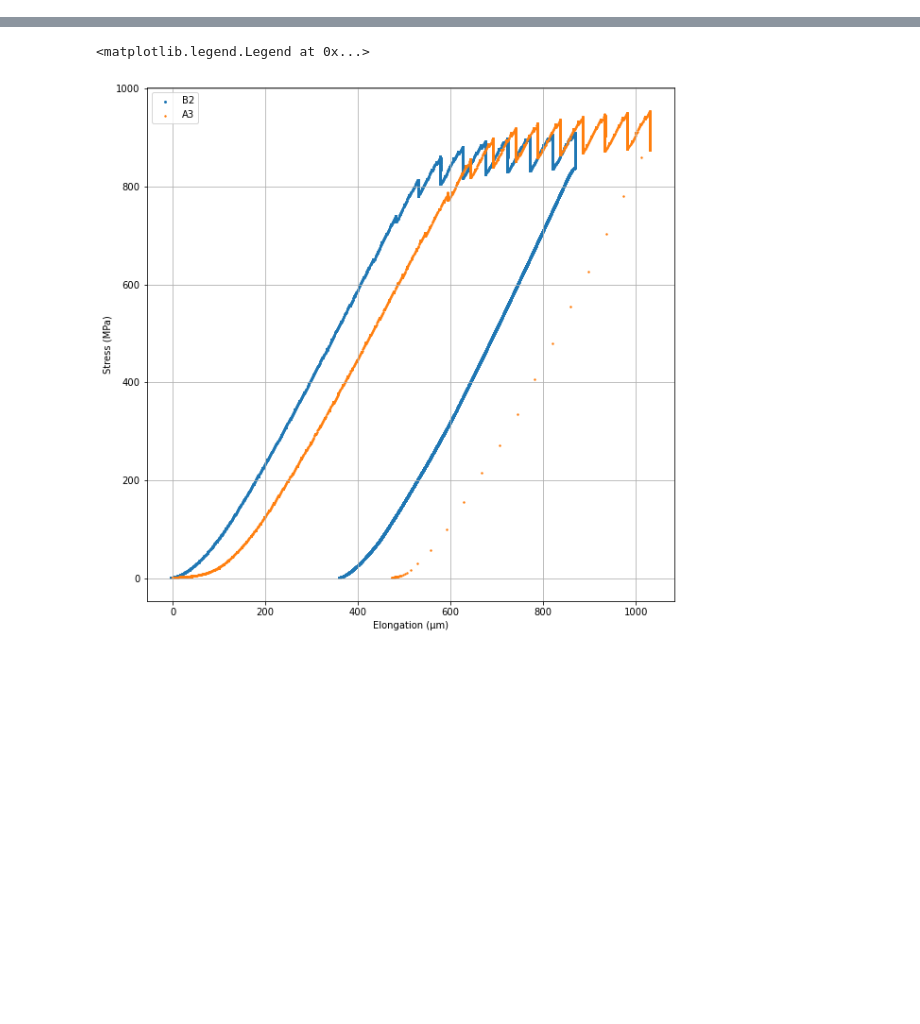
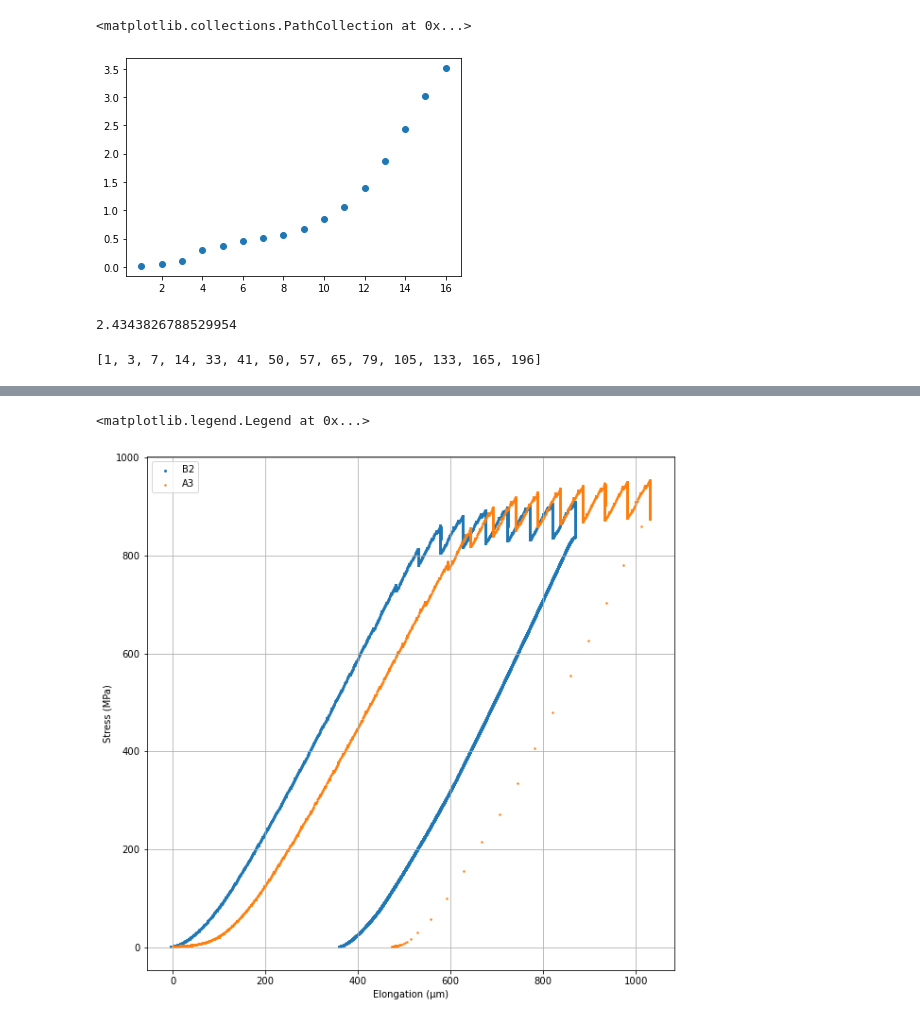
Before and after one commit to Patcurran/Strain_localisation, a Jupyter notebook: 2_Pre_CP.ipynb, the cells around one changed output, grey strips where cells are left out. Saved outputs shown, nothing was run; the diff lists cells and outputs as text; code cells hidden in the pictures; blank space fills up the shorter version.

```diff
--- a/2_Pre_CP.ipynb
+++ b/2_Pre_CP.ipynb
@@ -31,0 +57,24 @@ for n in range(1,17):
+# %%
+#A3 1,20
+#B2 1,17
+strain_list=[]
+crop = 80
+row = 20
+for n in range(1,17):
+    if n <10:
+        DicMap = hrdic.Map(DicFilePath, "B0000{}.txt".format(n))
+        Displacement = DicMap.xd.reshape(np.shape(DicMap))
+        Position = DicMap.xc.reshape(np.shape(DicMap))
+        print(n)
+        displacement = np.mean(Displacement[crop:-crop,crop:row+crop])- np.mean(Displacement[crop:-crop,-crop-row:-crop])
+        position = np.mean(Position[crop:-crop,crop:row+crop])- np.mean(Position[crop:-crop,-crop-row:-crop])
+        strain_list.append(abs(displacement)/abs(position))
+    else:
+        DicMap = hrdic.Map(DicFilePath, "B000{}.txt".format(n))
+        Displacement = DicMap.xd.reshape(np.shape(DicMap))
+        Position = DicMap.xc.reshape(np.shape(DicMap))
+        print(n)
+        displacement = np.mean(Displacement[crop:-crop,crop:row+crop])- np.mean(Displacement[crop:-crop,-crop-row:-crop])
+        position = np.mean(Position[crop:-crop,crop:row+crop])- np.mean(Position[crop:-crop,-crop-row:-crop])
+        strain_list.append(abs(displacement)/abs(position))
+strain_list
@@ -32 +115,6 @@ for n in range(1,17):
+# %%
+plt.scatter(range(1,len(strain_list)+1),np.array(strain_list)*100)
+# %% [output]
+<matplotlib.collections.PathCollection at 0x...>
+[figure, added]
 # %%
@@ -37,6 +125,17 @@ e11_a3_zone2 = np.load('e11_A3_zone2.npy')
 e11_a3_zone3 = np.load('e11_A3_zone3.npy')
 e11_b2_zone1 = np.load('e11_B2_zone1.npy')
 steps = np.arange(19)
+# %%
+e11_a3_zone1[14]*100
+# %% [output]
+2.4343826788529954
+# %%
+step_value = []
+for i in range(0,14):
+    step_value.append(int(e11_b2_zone1[i]*10000))
+step_value
+# %% [output]
+[1, 3, 7, 14, 33, 41, 50, 57, 65, 79, 105, 133, 165, 196]
 # %%
 plt.figure()
 plt.scatter(steps,e11_a3_zone1,label='a3_zone1')
```
Also changed, not shown: parts of 45 cells of this notebook.
